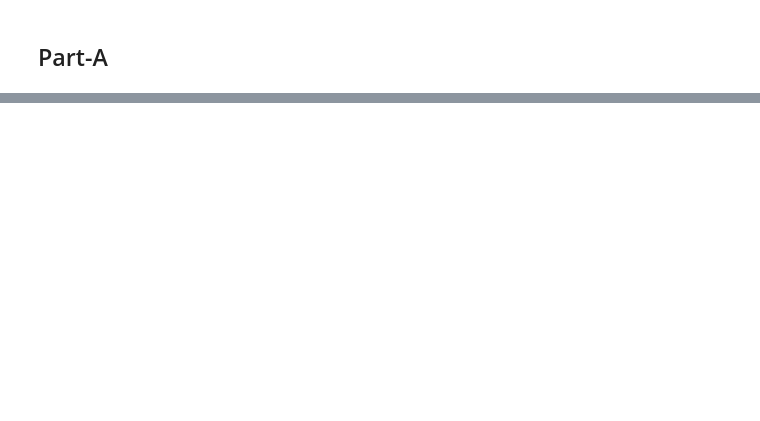
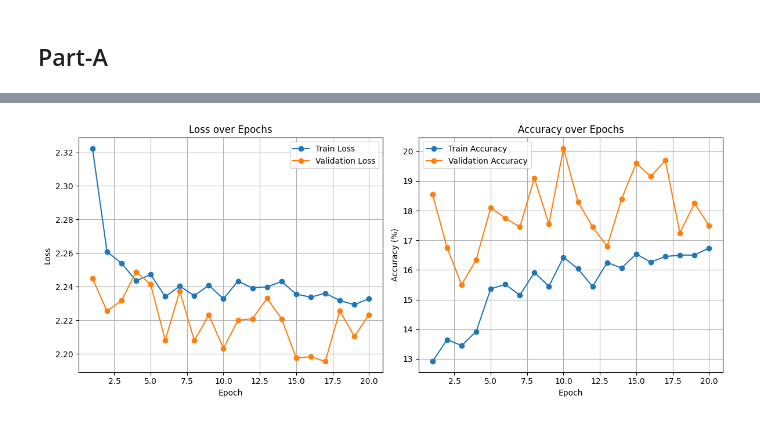
Before and after one commit to yeshu183/DA6401_Assignment_02, a Jupyter notebook: rough.ipynb, the cells around one changed output, grey strips where cells are left out. Cells and saved outputs as stored; diff of their text form; code cells hidden in the pictures; blank space fills up the shorter version.

```diff
--- a/rough.ipynb
+++ b/rough.ipynb
@@ -182,0 +271,30 @@ RuntimeError: Input type (unsigned char) and bias type (float) should be the sam
+# %%
+import matplotlib.pyplot as plt
+
+epochs = range(1, len(train_losses) + 1)
+
+# Plot Loss
+plt.figure(figsize=(12, 5))
+plt.subplot(1, 2, 1)
+plt.plot(epochs, train_losses, label='Train Loss', marker='o')
+plt.plot(epochs, val_losses, label='Validation Loss', marker='o')
+plt.title('Loss over Epochs')
+plt.xlabel('Epoch')
+plt.ylabel('Loss')
+plt.legend()
+plt.grid(True)
+
+# Plot Accuracy
+plt.subplot(1, 2, 2)
+plt.plot(epochs, train_accuracies, label='Train Accuracy', marker='o')
+plt.plot(epochs, val_accuracies, label='Validation Accuracy', marker='o')
+plt.title('Accuracy over Epochs')
+plt.xlabel('Epoch')
+plt.ylabel('Accuracy (%)')
+plt.legend()
+plt.grid(True)
+
+plt.tight_layout()
+plt.show()
+# %% [output]
+[figure, added]
```
Also changed, not shown: parts of 13 cells of this notebook.
